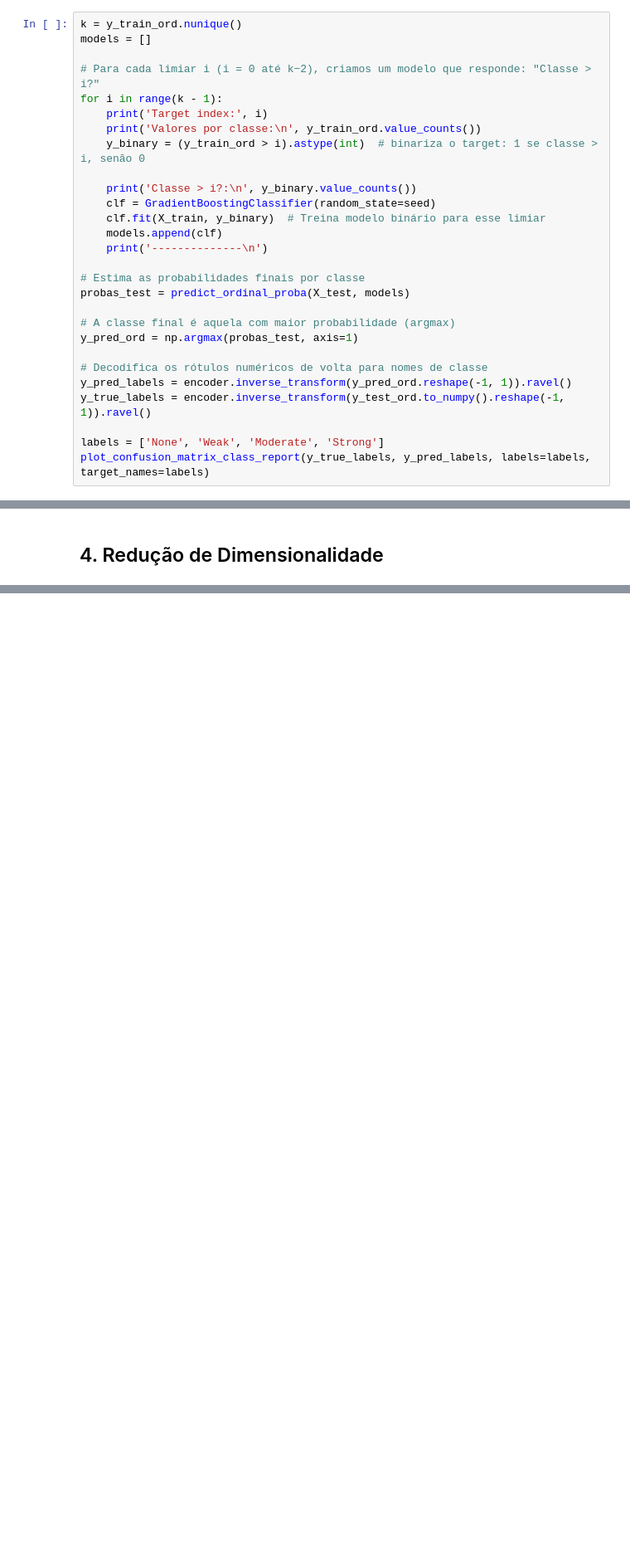
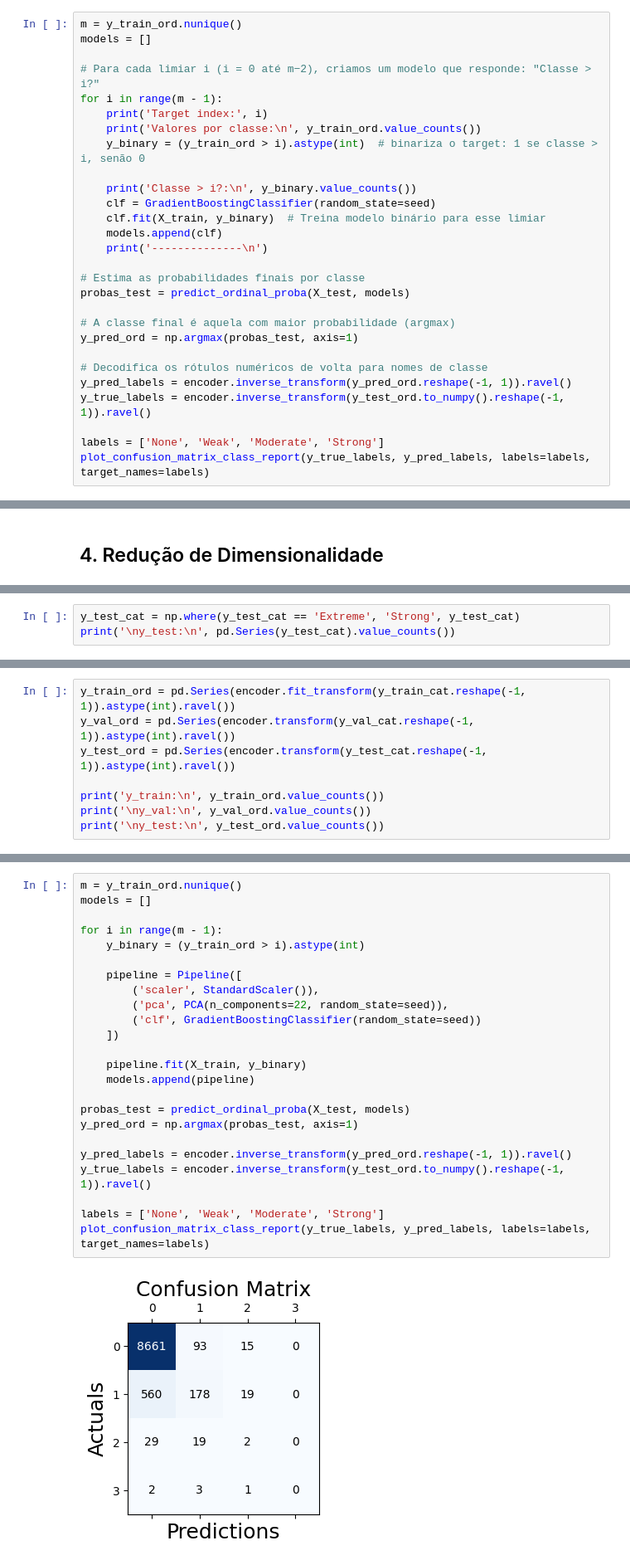
Before and after one commit to matheussmelo/Machine_Learning-PPCIC, a Jupyter notebook: T2/AM_T2_MATHEUS_SANTOS_MELO.ipynb, the cells around one changed output, grey strips where cells are left out. Shown at 83% size. Drawn from its saved outputs; the diff is of its cells as text; blank space fills up the shorter version.

```diff
--- a/T2/AM_T2_MATHEUS_SANTOS_MELO.ipynb
+++ b/T2/AM_T2_MATHEUS_SANTOS_MELO.ipynb
@@ -349,11 +351,11 @@ def predict_ordinal_proba(X, models):
 
     return probas
 # %%
-k = y_train_ord.nunique()
+m = y_train_ord.nunique()
 models = []
 
-# Para cada limiar i (i = 0 até k−2), criamos um modelo que responde: "Classe > i?"
-for i in range(k - 1):
+# Para cada limiar i (i = 0 até m−2), criamos um modelo que responde: "Classe > i?"
+for i in range(m - 1):
     print('Target index:', i)
     print('Valores por classe:\n', y_train_ord.value_counts())
     y_binary = (y_train_ord > i).astype(int)  # binariza o target: 1 se classe > i, senão 0
@@ -419,0 +466,3 @@ weighted avg       0.92      0.93      0.92      9582
+# %%
+y_test_cat = np.where(y_test_cat == 'Extreme', 'Strong', y_test_cat)
+print('\ny_test:\n', pd.Series(y_test_cat).value_counts())
@@ -419,0 +478,8 @@ weighted avg       0.92      0.93      0.92      9582
+# %%
+y_train_ord = pd.Series(encoder.fit_transform(y_train_cat.reshape(-1, 1)).astype(int).ravel())
+y_val_ord = pd.Series(encoder.transform(y_val_cat.reshape(-1, 1)).astype(int).ravel())
+y_test_ord = pd.Series(encoder.transform(y_test_cat.reshape(-1, 1)).astype(int).ravel())
+
+print('y_train:\n', y_train_ord.value_counts())
+print('\ny_val:\n', y_val_ord.value_counts())
+print('\ny_test:\n', y_test_ord.value_counts())
@@ -419,0 +622,26 @@ weighted avg       0.92      0.93      0.92      9582
+# %%
+m = y_train_ord.nunique()
+models = []
+
+for i in range(m - 1):
+    y_binary = (y_train_ord > i).astype(int)
+
+    pipeline = Pipeline([
+        ('scaler', StandardScaler()),
+        ('pca', PCA(n_components=22, random_state=seed)),
+        ('clf', GradientBoostingClassifier(random_state=seed))
+    ])
+
+    pipeline.fit(X_train, y_binary)
+    models.append(pipeline)
+
+probas_test = predict_ordinal_proba(X_test, models)
+y_pred_ord = np.argmax(probas_test, axis=1)
+
+y_pred_labels = encoder.inverse_transform(y_pred_ord.reshape(-1, 1)).ravel()
+y_true_labels = encoder.inverse_transform(y_test_ord.to_numpy().reshape(-1, 1)).ravel()
+
+labels = ['None', 'Weak', 'Moderate', 'Strong']
+plot_confusion_matrix_class_report(y_true_labels, y_pred_labels, labels=labels, target_names=labels)
+# %% [output]
+[figure, added]
```
Also changed, not shown: parts of 24 cells of this notebook.
